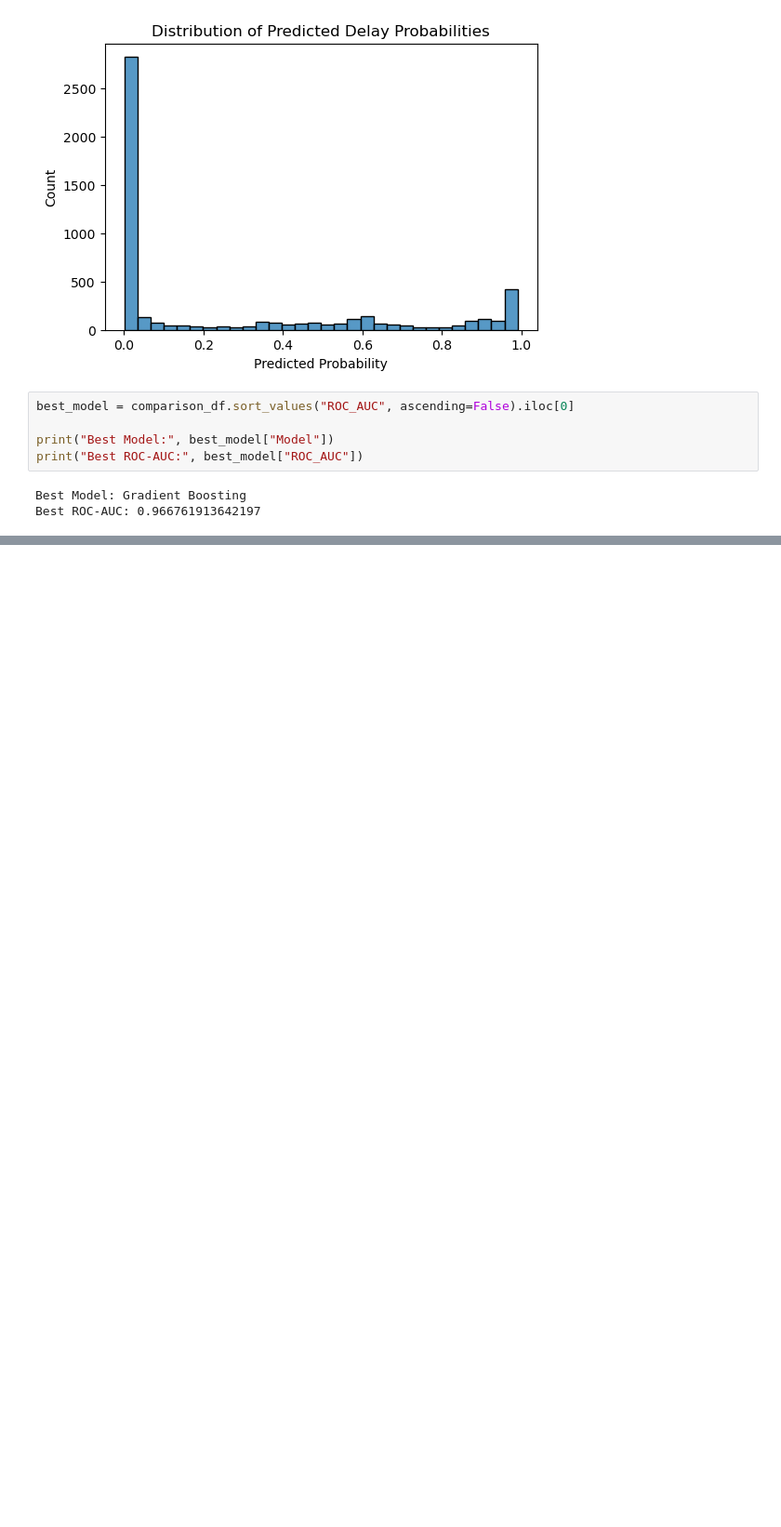
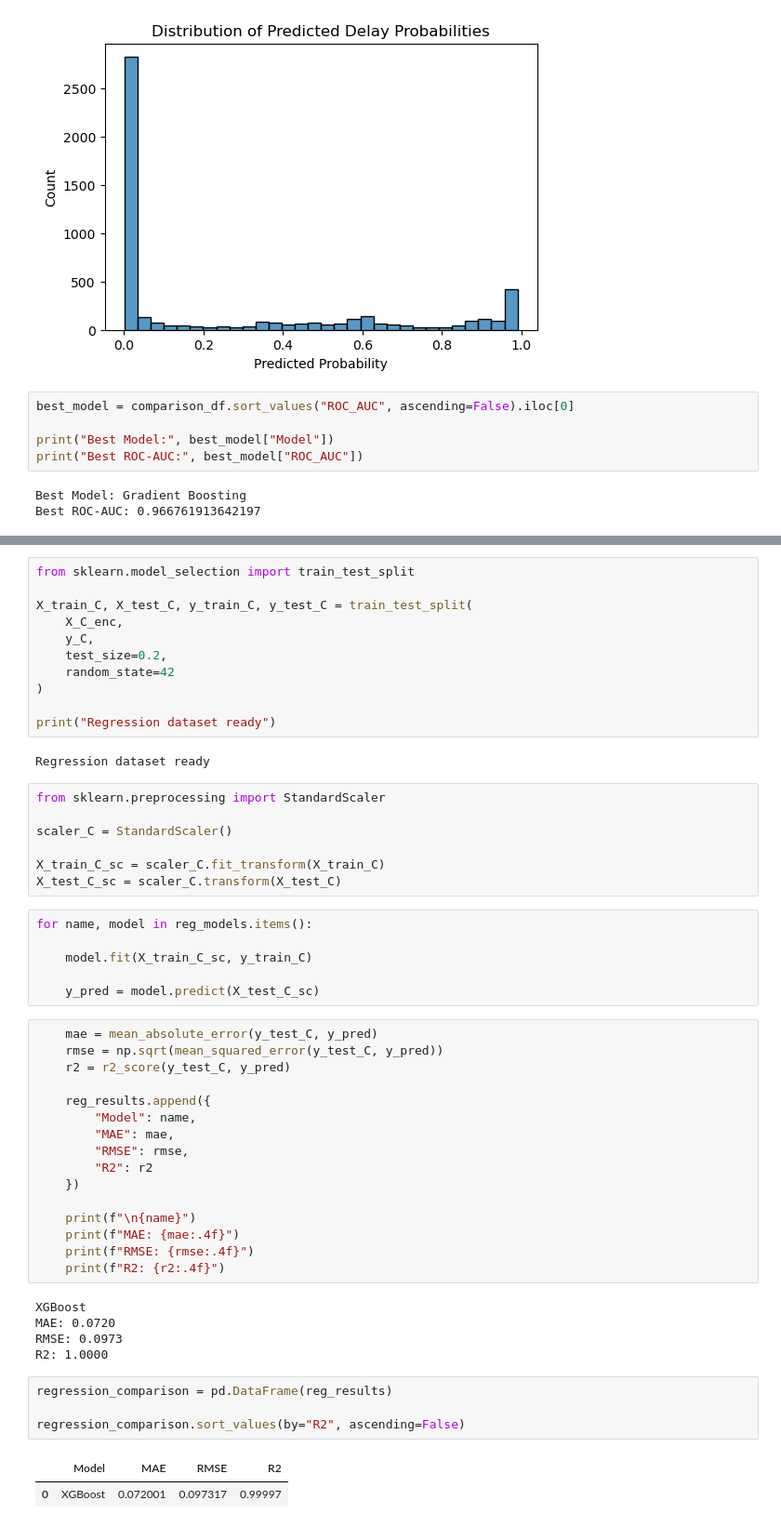
Before and after one commit to Ronal-Thomas/ETA-Delay-Prediction-Logistics, a Jupyter notebook: ETA_Delay_Prediction_model_retrained (1) (2).ipynb, the cells around one changed output, grey strips where cells are left out. Shown at 93% size. Drawn from its saved outputs; the diff is of its cells as text; blank space fills up the shorter version.

```diff
--- a/ETA_Delay_Prediction_model_retrained (1) (2).ipynb
+++ b/ETA_Delay_Prediction_model_retrained (1) (2).ipynb
@@ -2992,0 +3002,54 @@ Best ROC-AUC: 0.966761913642197
+# %%
+from sklearn.model_selection import train_test_split
+
+X_train_C, X_test_C, y_train_C, y_test_C = train_test_split(
+    X_C_enc,
+    y_C,
+    test_size=0.2,
+    random_state=42
+)
+
+print("Regression dataset ready")
+# %% [output]
+Regression dataset ready
+# %%
+from sklearn.preprocessing import StandardScaler
+
+scaler_C = StandardScaler()
+
+X_train_C_sc = scaler_C.fit_transform(X_train_C)
+X_test_C_sc = scaler_C.transform(X_test_C)
+# %%
+for name, model in reg_models.items():
+
+    model.fit(X_train_C_sc, y_train_C)
+
+    y_pred = model.predict(X_test_C_sc)
+# %%
+    mae = mean_absolute_error(y_test_C, y_pred)
+    rmse = np.sqrt(mean_squared_error(y_test_C, y_pred))
+    r2 = r2_score(y_test_C, y_pred)
+
+    reg_results.append({
+        "Model": name,
+        "MAE": mae,
+        "RMSE": rmse,
+        "R2": r2
+    })
+
+    print(f"\n{name}")
+    print(f"MAE: {mae:.4f}")
+    print(f"RMSE: {rmse:.4f}")
+    print(f"R2: {r2:.4f}")
+# %% [output]
+XGBoost
+MAE: 0.0720
+RMSE: 0.0973
+R2: 1.0000
+# %%
+regression_comparison = pd.DataFrame(reg_results)
+
+regression_comparison.sort_values(by="R2", ascending=False)
+# %% [output]
+|  | Model | MAE | RMSE | R2 |
+| 0 | XGBoost | 0.072001 | 0.097317 | 0.99997 |
```
Also changed, not shown: parts of 2 cells of this notebook.
